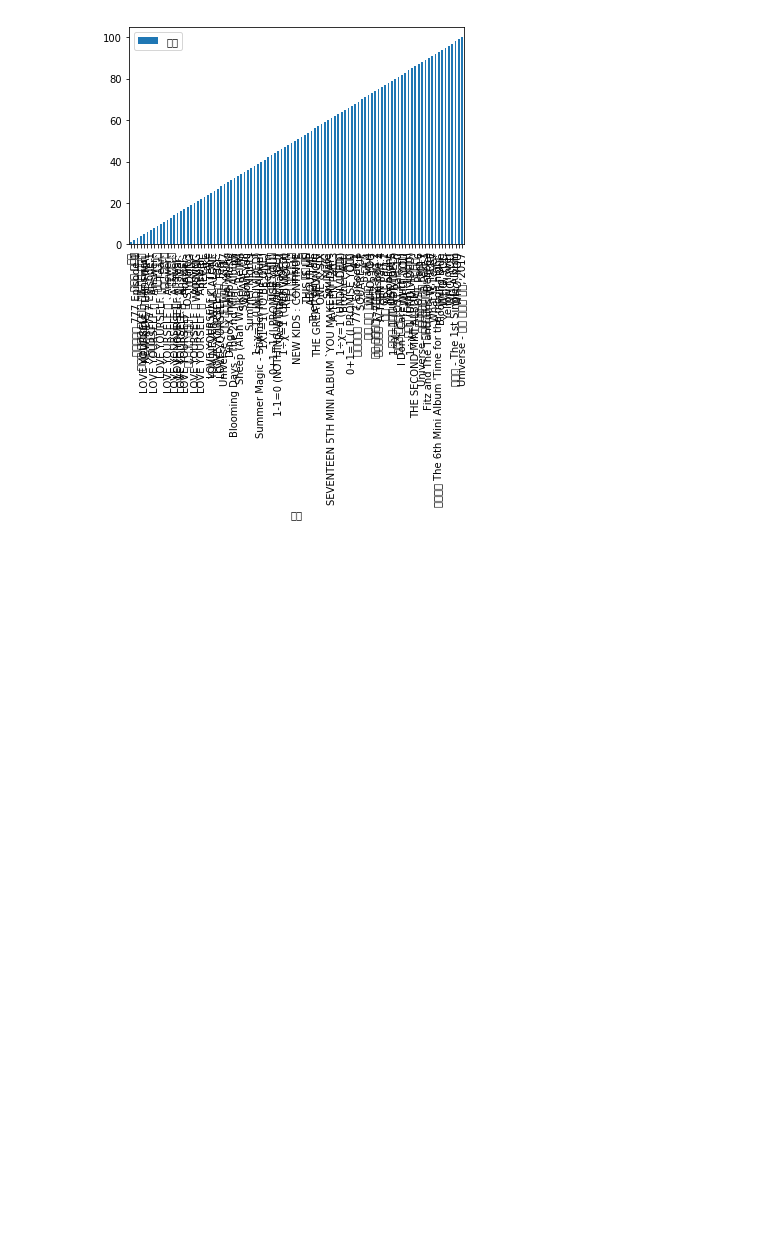
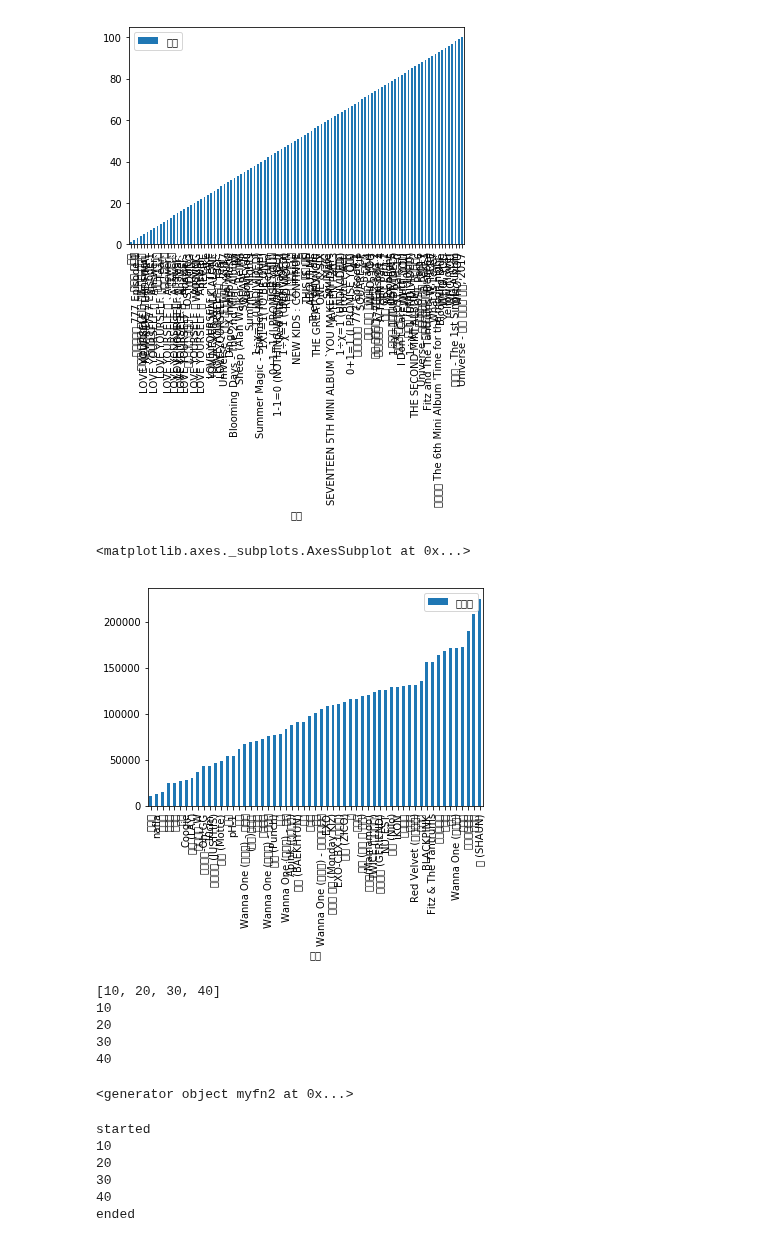
Before and after one commit to CodingSta/lg-hausys-201905, a Jupyter notebook: 파이썬 3일차.ipynb, the cells around one changed output. Cells and saved outputs as stored; diff of their text form; code cells hidden in the pictures; blank space fills up the shorter version.

```diff
--- a/파이썬 3일차.ipynb
+++ b/파이썬 3일차.ipynb
@@ -268,3 +268,46 @@ df[['순위', '앨범']].sort_values('순위').set_index('앨범').plot.bar()
 # %% [output]
 <matplotlib.axes._subplots.AxesSubplot at 0x...>
 [figure]
+# %%
+df.pivot_table(index='가수', values='좋아요', aggfunc='mean').sort_values('좋아요').plot.bar()
+# %% [output]
+<matplotlib.axes._subplots.AxesSubplot at 0x...>
+[figure, added]
+# %%
+def myfn1():
+    return [10, 20, 30, 40]
+
+obj1 = myfn1()
+print(obj1)
+
+for i in obj1:
+    print(i)
+# %% [output]
+[10, 20, 30, 40]
+10
+20
+30
+40
+# %%
+def myfn2():
+    print("started")
+    yield 10
+    yield 20
+    yield 30
+    yield 40
+    print("ended")
+
+obj2 = myfn2()
+print(obj2)
+# %% [output]
+<generator object myfn2 at 0x...>
+# %%
+for i in obj2:
+    print(i)
+# %% [output]
+started
+10
+20
+30
+40
+ended
```
